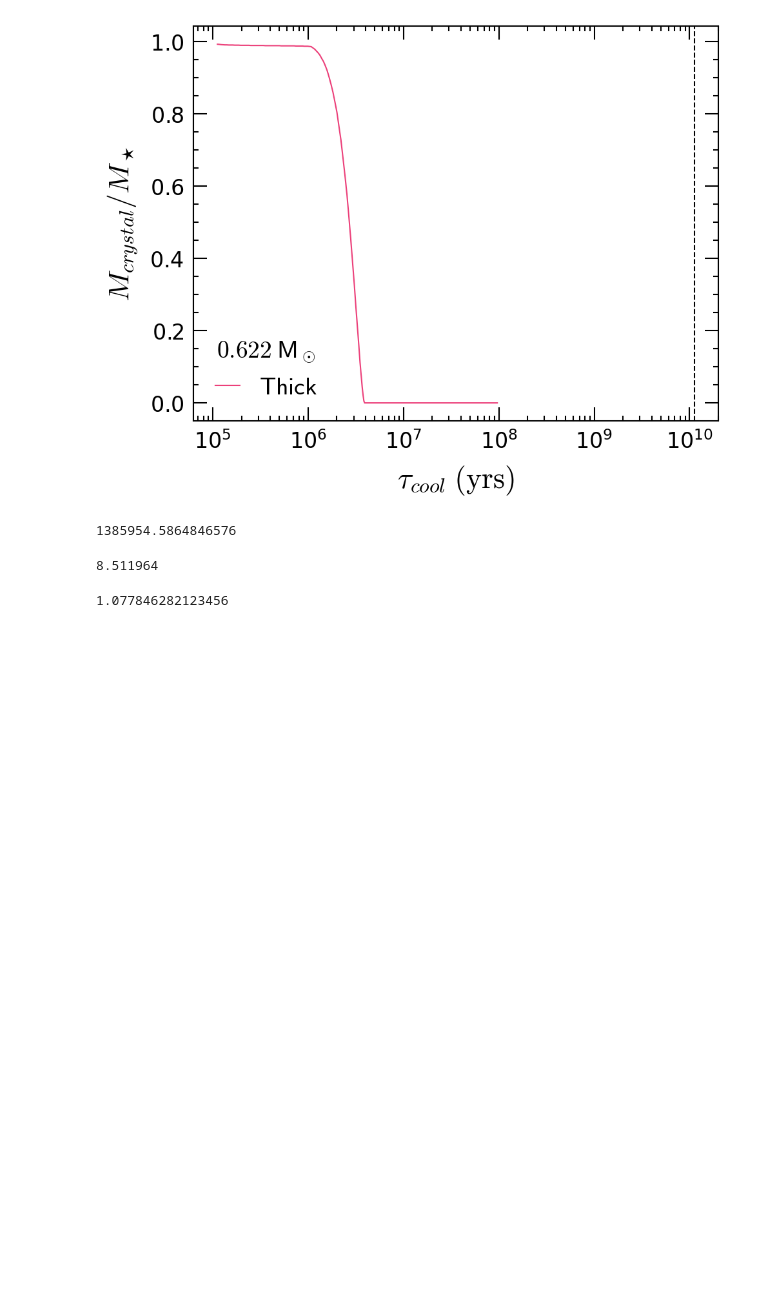
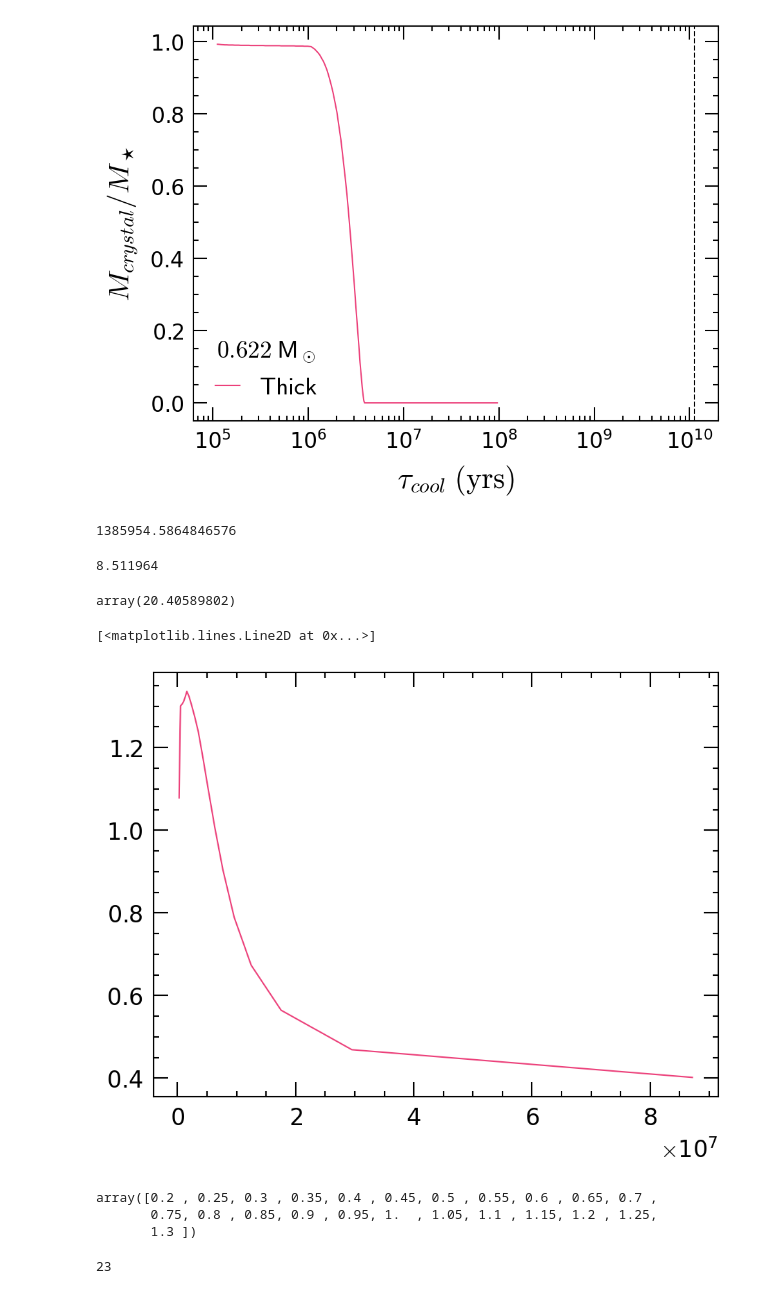
Before and after one commit to mvirgato/White-Dwarf-TOV, a Jupyter notebook: tests_FMT_finite_T.ipynb, the cells around one changed output. Saved outputs shown, nothing was run; the diff lists cells and outputs as text; code cells hidden in the pictures; blank space fills up the shorter version.

```diff
--- a/tests_FMT_finite_T.ipynb
+++ b/tests_FMT_finite_T.ipynb
@@ -550,7 +550,3 @@ def log_g(M, R):
 WD_dat = mixed_WD('C', 'O', 4.642e5)
 # %%
 R = WD_dat.R_from_M(0.622)
-# %%
-10**log_g(0.622, R)/10**8.07
-# %% [output]
-1.077846282123456
@@ -556,0 +555,25 @@ R = WD_dat.R_from_M(0.622)
+# %%
+test.M_P0_rel(0.2)
+# %% [output]
+array(20.40589802)
+# %%
+elemInner = 'O'
+elemOutter = 'C'
+temp = 1e8
+
+file = 'results/{}/{:0.3e}/mass_rad/MR.dat'.format(elemInner, temp)
+
+data = pd.read_csv(file, header=0, sep='\t')
+
+data = data.drop(data[data['M'] > 1.4].index)
+# %%
+plt.plot(data['R'], data['M'])
+# %% [output]
+[<matplotlib.lines.Line2D at 0x...>]
+[figure, added]
+# %%
+np.linspace(0.2, 1.3, 23)
+# %% [output]
+array([0.2 , 0.25, 0.3 , 0.35, 0.4 , 0.45, 0.5 , 0.55, 0.6 , 0.65, 0.7 ,
+       0.75, 0.8 , 0.85, 0.9 , 0.95, 1.  , 1.05, 1.1 , 1.15, 1.2 , 1.25,
+       1.3 ])
@@ -556,0 +585,4 @@ R = WD_dat.R_from_M(0.622)
+# %%
+mass_num
+# %% [output]
+23
```
Also changed, not shown: parts of 4 cells of this notebook, 3 other files.
